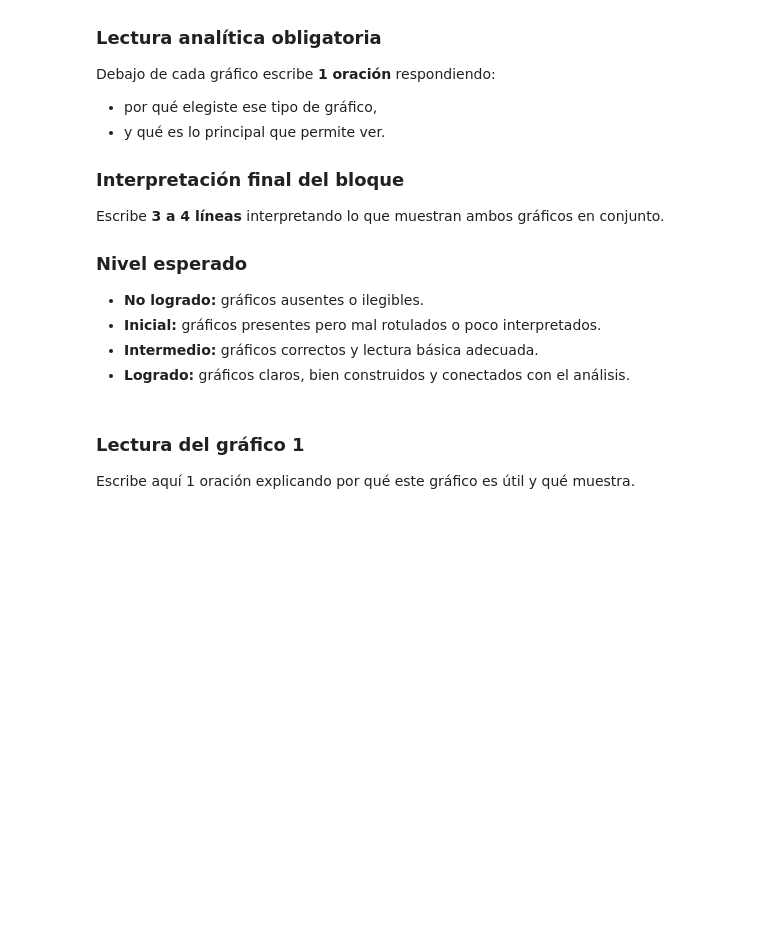
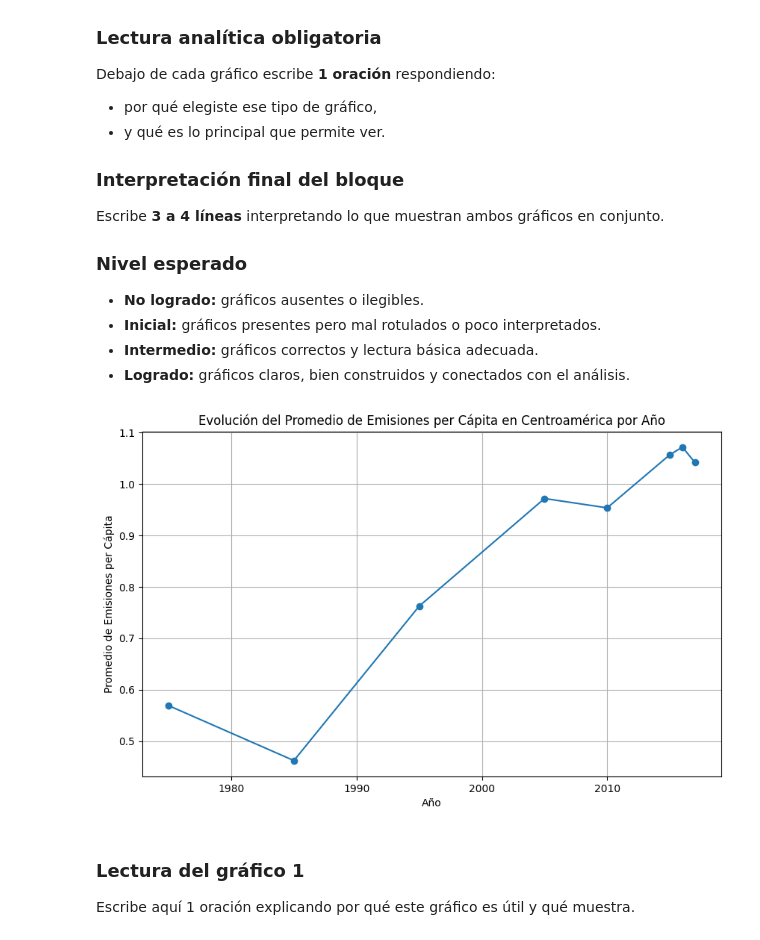
Before and after one commit to Blith9926/Fundamentos-de-Python, a Jupyter notebook: Examen_Final/JUAN_AGUERO_EXAMEN_FINAL.ipynb, the cells around one changed output. Cells and saved outputs as stored; diff of their text form; code cells hidden in the pictures; blank space fills up the shorter version.

```diff
--- a/Examen_Final/JUAN_AGUERO_EXAMEN_FINAL.ipynb
+++ b/Examen_Final/JUAN_AGUERO_EXAMEN_FINAL.ipynb
@@ -155,16 +155,15 @@ En este bloque no se espera corregir errores del archivo, porque el dataset orig
 # %%
 # 2.1 Crea aquí la función renombrar_columnas_es(df) y la función separar_por_tipo(df, tipo_emision)
 def renombrar_columnas_es(df):
-    df.rename(columns={
-        'Country' : "pais",
-        'Year' : "anio",
-        'Type' : "tipo_emision",
-        'Value' : "valor"
+    df_renombrado = df.rename(columns={
+        'Country': 'pais',
+        'Year': 'anio',
+        'Type': 'tipo_emision',
+        'Value': 'valor'
     })
-
+    return df_renombrado
 
 
 def separar_por_tipo(df, tipo_emision):
-    df_totales_es = df[df['tipo_emision'] == tipo_emision]
-    df_per_capita_es = df[df['tipo_emision'] == tipo_emision]
-    return df_totales_es, df_per_capita_es
+    df_filtrado = df[df['tipo_emision'] == tipo_emision]
+    return df_filtrado
@@ -173,2 +170,7 @@ def separar_por_tipo(df, tipo_emision):
+# %%
+# 2.2 Crea aquí df_trabajo, df_totales_es y df_per_capita_es
+df_trabajo = renombrar_columnas_es(df_raw)
+df_totales_es = separar_por_tipo(df_trabajo, 'Emisiones (kilotoneladas metricas de dioxido de carbono)')
+df_per_capita_es = separar_por_tipo(df_trabajo, 'Emisiones per capita (toneladas metricas de dioxido de carbono)')
 # %%
 # 2.3 Muestra aquí evidencia de que la preparación fue correcta
@@ -300,0 +368,11 @@ Debes crear:
+# %%
+# 4.2 Construye aquí reporte_total_centroamerica y reporte_promedio_centroamerica
+promedio_emisiones_per_capita_2005 = df_per_capita_es[df_per_capita_es['anio'] == 2005]['valor'].mean()
+print(promedio_emisiones_per_capita_2005)
+
+reporte_total_centroamerica = df_totales_es[df_totales_es['pais'].isin(['Costa Rica', 'Guatemala', 'Honduras', 'El Salvador', 'Nicaragua'])].groupby('anio')['valor'].sum().reset_index().rename(columns={'valor': 'total_por_anio'})
+print(reporte_total_centroamerica)
+
+
+reporte_promedio_centroamerica = df_per_capita_es[df_per_capita_es['pais'].isin(['Costa Rica', 'Guatemala', 'Honduras', 'El Salvador', 'Nicaragua'])].groupby('anio')['valor'].mean().reset_index().rename(columns={'valor': 'promedio_por_anio'})
+print(reporte_promedio_centroamerica)
@@ -349,3 +484,15 @@ Escribe **3 a 4 líneas** interpretando lo que muestran ambos gráficos en conju
+# %%
+# 5.1 Construye aquí el gráfico de líneas
+
+plt.figure(figsize=(10, 6))
+plt.plot(reporte_promedio_centroamerica['anio'], reporte_promedio_centroamerica['promedio_por_anio'], marker='o')
+plt.title('Evolución del Promedio de Emisiones per Cápita en Centroamérica por Año')
+plt.xlabel('Año')
+plt.ylabel('Promedio de Emisiones per Cápita')
+plt.grid()
+plt.show()
+# %% [output]
+[figure, added]
 # %% [markdown]
 ### Lectura del gráfico 1
 Escribe aquí 1 oración explicando por qué este gráfico es útil y qué muestra.
```
Also changed, not shown: parts of 21 cells of this notebook.
